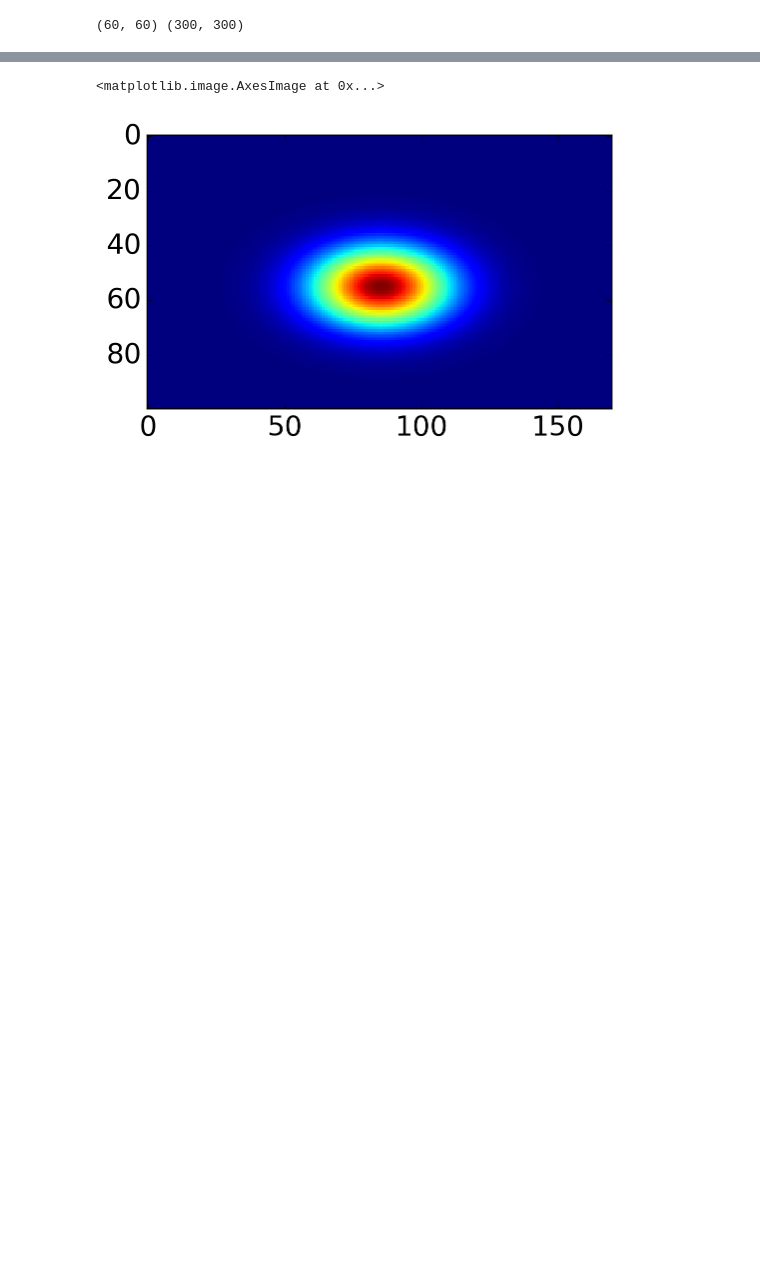
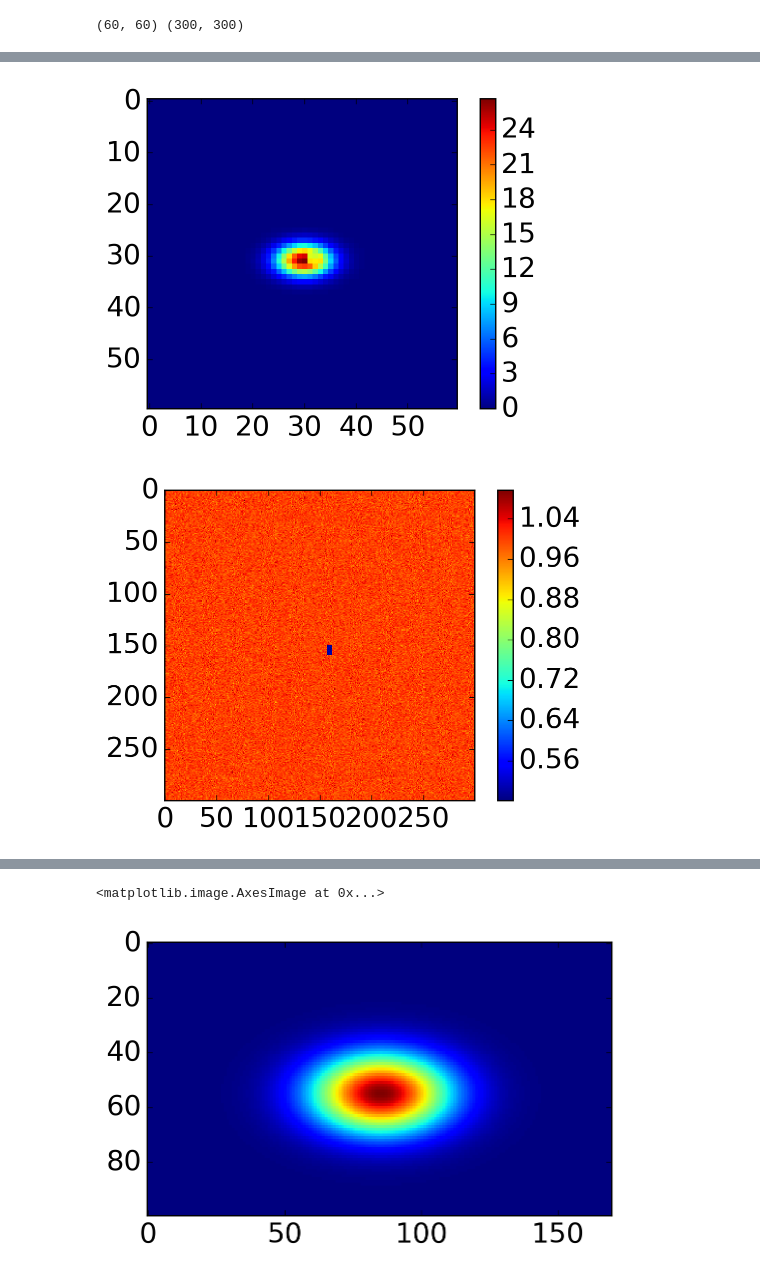
Before and after one commit to benmontet/nutella, a Jupyter notebook: tensorflow_usable_psf_example.ipynb, the cells around one changed output, grey strips where cells are left out. Cells and saved outputs as stored; diff of their text form; code cells hidden in the pictures; blank space fills up the shorter version.

```diff
--- a/tensorflow_usable_psf_example.ipynb
+++ b/tensorflow_usable_psf_example.ipynb
@@ -44,9 +44,33 @@ ypos = np.zeros(nframes)+np.random.normal(0, 0.1, nframes)
+# %%
+mu = 1.0
+sigma_x = 0.35
+sigma_y = 0.2
+
+nframes= 65
+
+
+
+pos = np.empty(X.shape + (2,))
+pos[:, :, 0] = X
+pos[:, :, 1] = Y
+
+xpos = np.zeros(nframes)+np.random.normal(0, 0.1, nframes)
+ypos = np.zeros(nframes)+np.random.normal(0, 0.1, nframes)
+
+# with apologies to the Python gods for what I'm about to do
+fluxval = np.array([0.9999999999980113, 0.9999999999945702, 0.999999999985215, 0.9999999999597857, 0.9999999998906612, 0.9999999997027632, 0.9999999991920029, 0.9999999978036155, 0.9999999940296089, 0.9999999837709397, 0.9999999558860818, 0.9999998800952664, 0.9999996741342091, 0.9999991147150403, 0.9999975973072363, 0.9999934964353527, 0.9999825224734992, 0.9999539154186793, 0.9998841683582055, 0.9997386647420853, 0.9995141409302988, 0.9992896171206892, 0.9991441135134577, 0.9990743664782427, 0.9990457594924832, 0.999034785718504, 0.9990306853573729, 0.999029169337952, 0.9990286136927911, 0.999028417990402, 0.9990283700844442, 0.999028417990402, 0.9990286136927911, 0.999029169337952, 0.9990306853573729, 0.999034785718504, 0.9990457594924832, 0.9990743664782427, 0.9991441135134577, 0.9992896171206892, 0.9995141409302988, 0.9997386647420841, 0.9998841683582055, 0.9999539154186793, 0.9999825224734992, 0.9999934964353527, 0.9999975973072363, 0.9999991147150403, 0.9999996741342091, 0.9999998800952664, 0.9999999558860818, 0.9999999837709397, 0.9999999940296089, 0.9999999978036155, 0.9999999991920029, 0.9999999997027632, 0.9999999998906612, 0.9999999999597857, 0.999999999985215, 0.9999999999945702, 0.9999999999980113, 0.9999999999992774, 0.9999999999997429, 0.9999999999999144, 0.999999999999978])
 # %%
-Z = np.zeros((nframes, 60, 60))
+Z_first = np.zeros((nframes, M, M))
+Z = np.zeros((nframes, N,N))
 for i in range(nframes):
-    Z[i] = 12*(1/(2*np.pi*sigma_x*sigma_y) * np.exp(-((X-xpos[i])**2/(2*sigma_x**2)
-         + (Y-ypos[i])**2/(2*sigma_y**2))))
+    Z_first[i] = 12*fluxval[i]*(1/(2*np.pi*sigma_x*sigma_y) * np.exp(-((Xmod-xpos[i])**2/(2*sigma_x**2)
+         + (Ymod-ypos[i])**2/(2*sigma_y**2))))
+
+    Z_first[i] *= Resp
+
+    tmp = np.reshape(Z_first[i], (N, ss, N, ss))
+    Z[i] = np.sum(tmp, axis=(1, 3))/ss/ss
 # %%
 #Z = 200*multivariate_gaussian(pos, mu, Sigma)
-Zerr = 0.005*np.sqrt(Z)+0.000002
-#Z += np.random.normal(0, 0.005, (nframes, 60,60))*np.sqrt(Z)
+Zerr = 0.002*np.sqrt(Z)+0.000002
+Z += np.random.normal(0, 0.002, (nframes, N,N))*np.sqrt(Z)
@@ -58,0 +77,10 @@ plt.colorbar()
+# %%
+plt.imshow(Z[61], interpolation='nearest')
+plt.colorbar()
+plt.show()
+plt.imshow(Resp, interpolation='nearest')
+plt.colorbar()
+plt.show()
+# %% [output]
+[figure, added]
+[figure, added]
```
Also changed, not shown: parts of 39 cells of this notebook.
